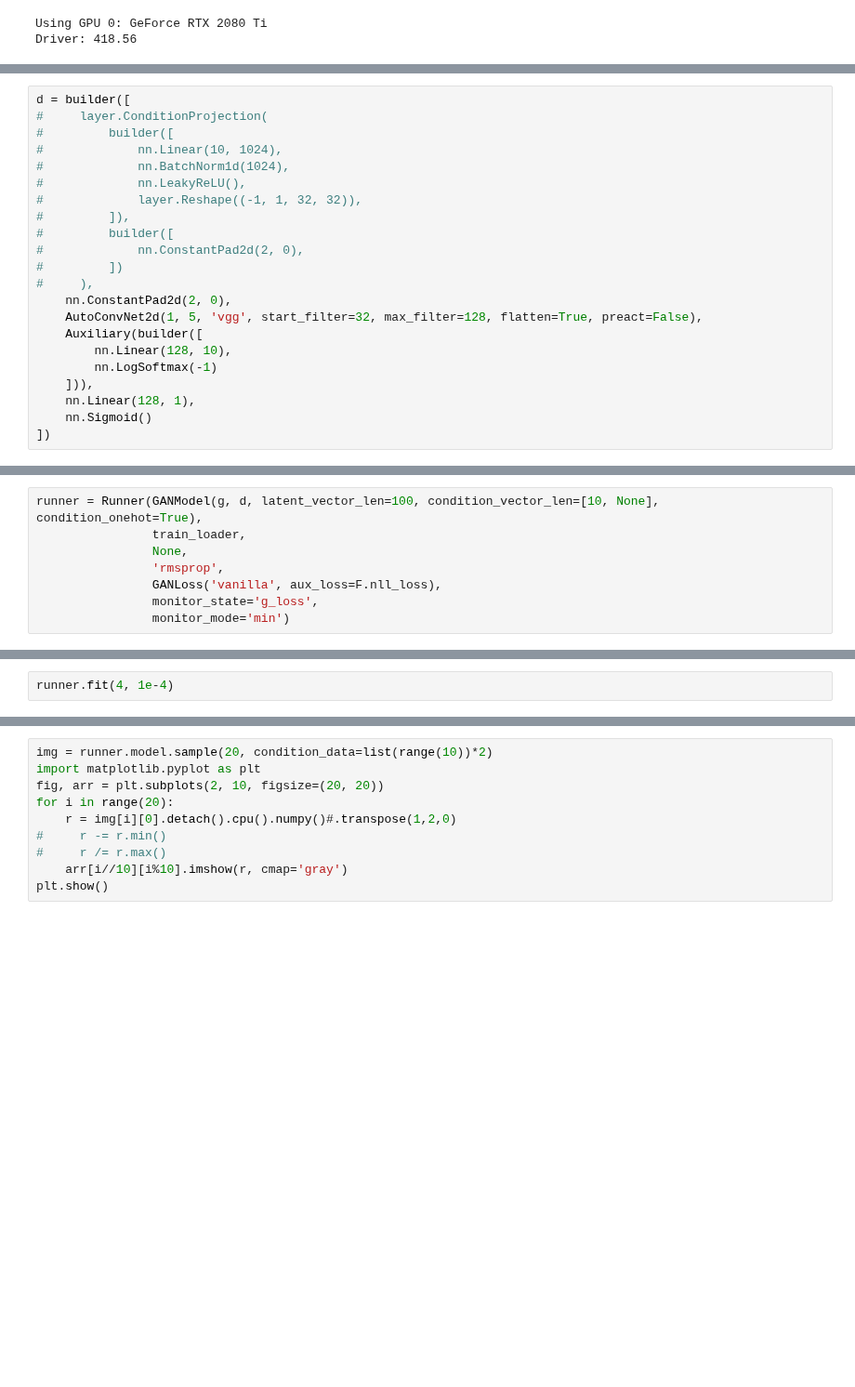
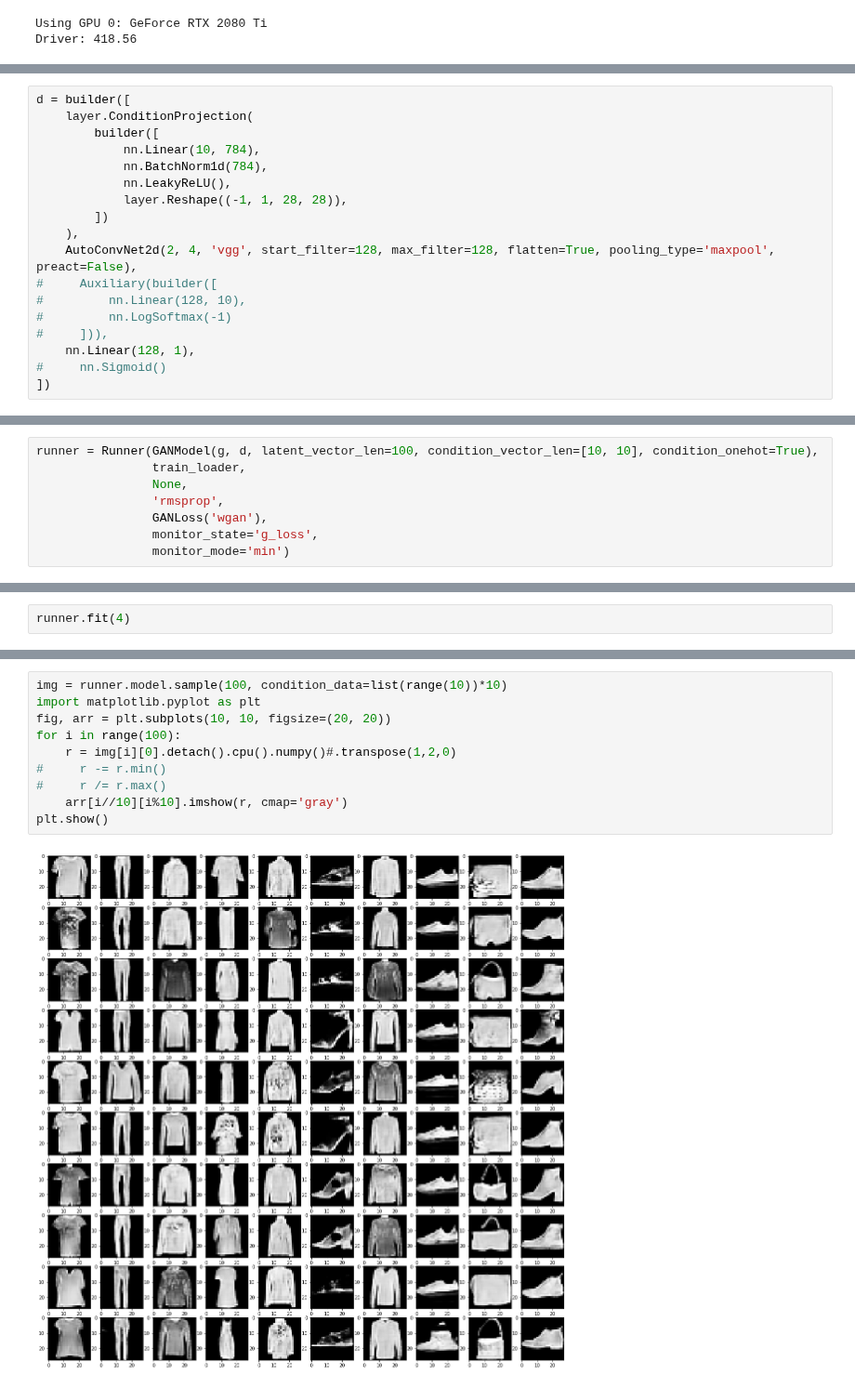
Before and after one commit to CorcovadoMing/Researchlib, a Jupyter notebook: Exp_ACGAN.ipynb, the cells around one changed output, grey strips where cells are left out. Shown at 93% size. Drawn from its saved outputs; the diff is of its cells as text; blank space fills up the shorter version.

Commit message:
Several improvements; block pooling type could be configured now

```diff
--- a/Exp_ACGAN.ipynb
+++ b/Exp_ACGAN.ipynb
@@ -24,24 +24,20 @@ g = builder([
 128 128
 # %%
 d = builder([
-#     layer.ConditionProjection(
-#         builder([
-#             nn.Linear(10, 1024),
-#             nn.BatchNorm1d(1024),
-#             nn.LeakyReLU(),
-#             layer.Reshape((-1, 1, 32, 32)),
-#         ]),
-#         builder([
-#             nn.ConstantPad2d(2, 0),
-#         ])
-#     ),
-    nn.ConstantPad2d(2, 0),
-    AutoConvNet2d(1, 5, 'vgg', start_filter=32, max_filter=128, flatten=True, preact=False),
-    Auxiliary(builder([
-        nn.Linear(128, 10),
-        nn.LogSoftmax(-1)
-    ])),
+    layer.ConditionProjection(
+        builder([
+            nn.Linear(10, 784),
+            nn.BatchNorm1d(784),
+            nn.LeakyReLU(),
+            layer.Reshape((-1, 1, 28, 28)),
+        ])
+    ),
+    AutoConvNet2d(2, 4, 'vgg', start_filter=128, max_filter=128, flatten=True, pooling_type='maxpool', preact=False),
+#     Auxiliary(builder([
+#         nn.Linear(128, 10),
+#         nn.LogSoftmax(-1)
+#     ])),
     nn.Linear(128, 1),
-    nn.Sigmoid()
+#     nn.Sigmoid()
 ])
 # %% [output]
@@ -53,9 +48,9 @@ d = builder([
 # %%
-runner = Runner(GANModel(g, d, latent_vector_len=100, condition_vector_len=[10, None], condition_onehot=True),
+runner = Runner(GANModel(g, d, latent_vector_len=100, condition_vector_len=[10, 10], condition_onehot=True),
                 train_loader,
                 None,
                 'rmsprop',
-                GANLoss('vanilla', aux_loss=F.nll_loss),
+                GANLoss('wgan'),
                 monitor_state='g_loss',
                 monitor_mode='min')
 # %%
@@ -81,5 +58,5 @@ Initialize to orthogonal : _UpSampling(
 # %%
-runner.fit(4, 1e-4)
+runner.fit(4)
 # %% [output]
 [interactive output not drawn]
 [interactive output not drawn]
@@ -91,10 +73,12 @@ KeyboardInterrupt:
 # %%
-img = runner.model.sample(20, condition_data=list(range(10))*2)
+img = runner.model.sample(100, condition_data=list(range(10))*10)
 import matplotlib.pyplot as plt
-fig, arr = plt.subplots(2, 10, figsize=(20, 20))
-for i in range(20):
+fig, arr = plt.subplots(10, 10, figsize=(20, 20))
+for i in range(100):
     r = img[i][0].detach().cpu().numpy()#.transpose(1,2,0)
 #     r -= r.min()
 #     r /= r.max()
     arr[i//10][i%10].imshow(r, cmap='gray')
 plt.show()
+# %% [output]
+[figure, added]
```
Also changed, not shown: parts of 7 cells of this notebook, 10 other files.
